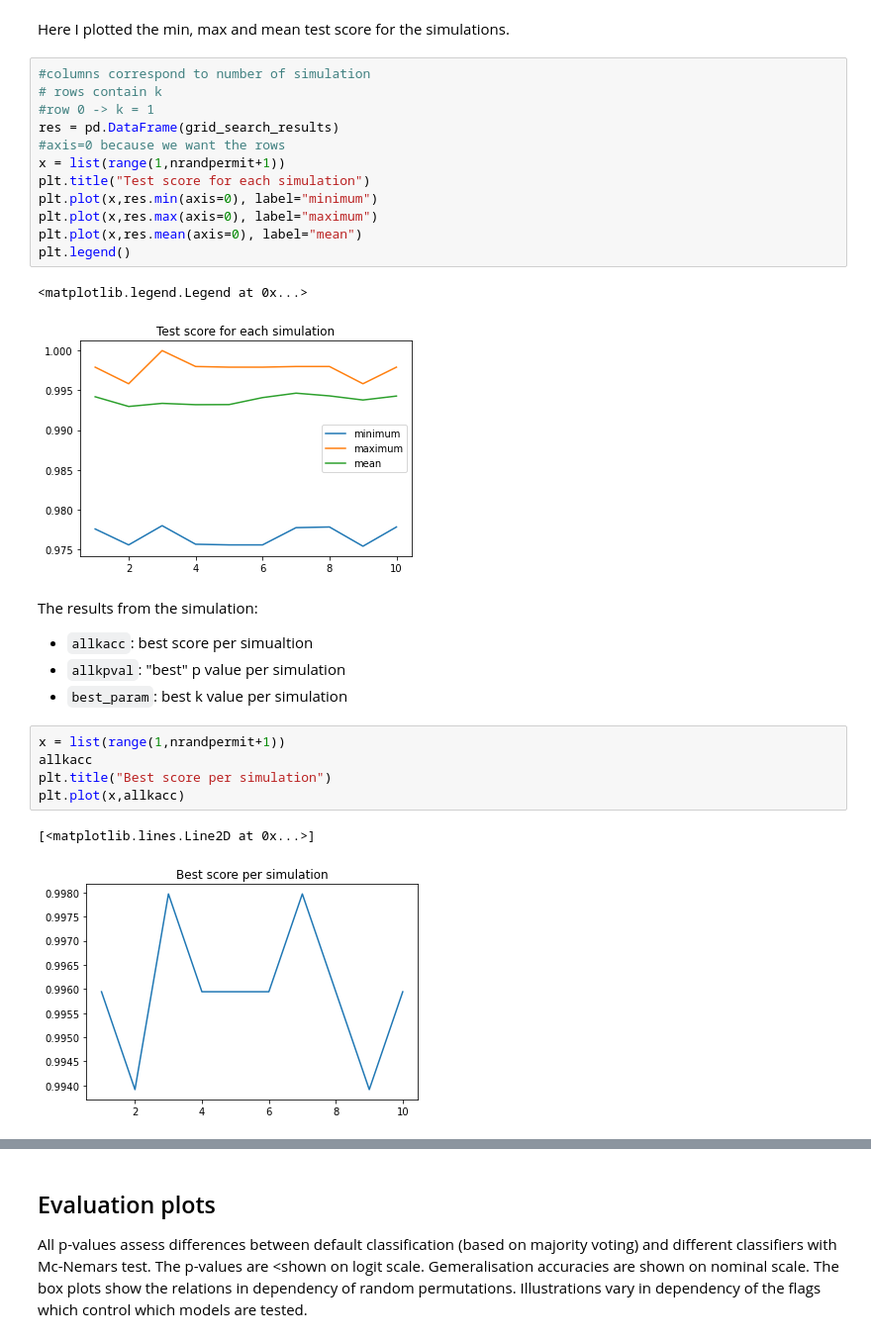
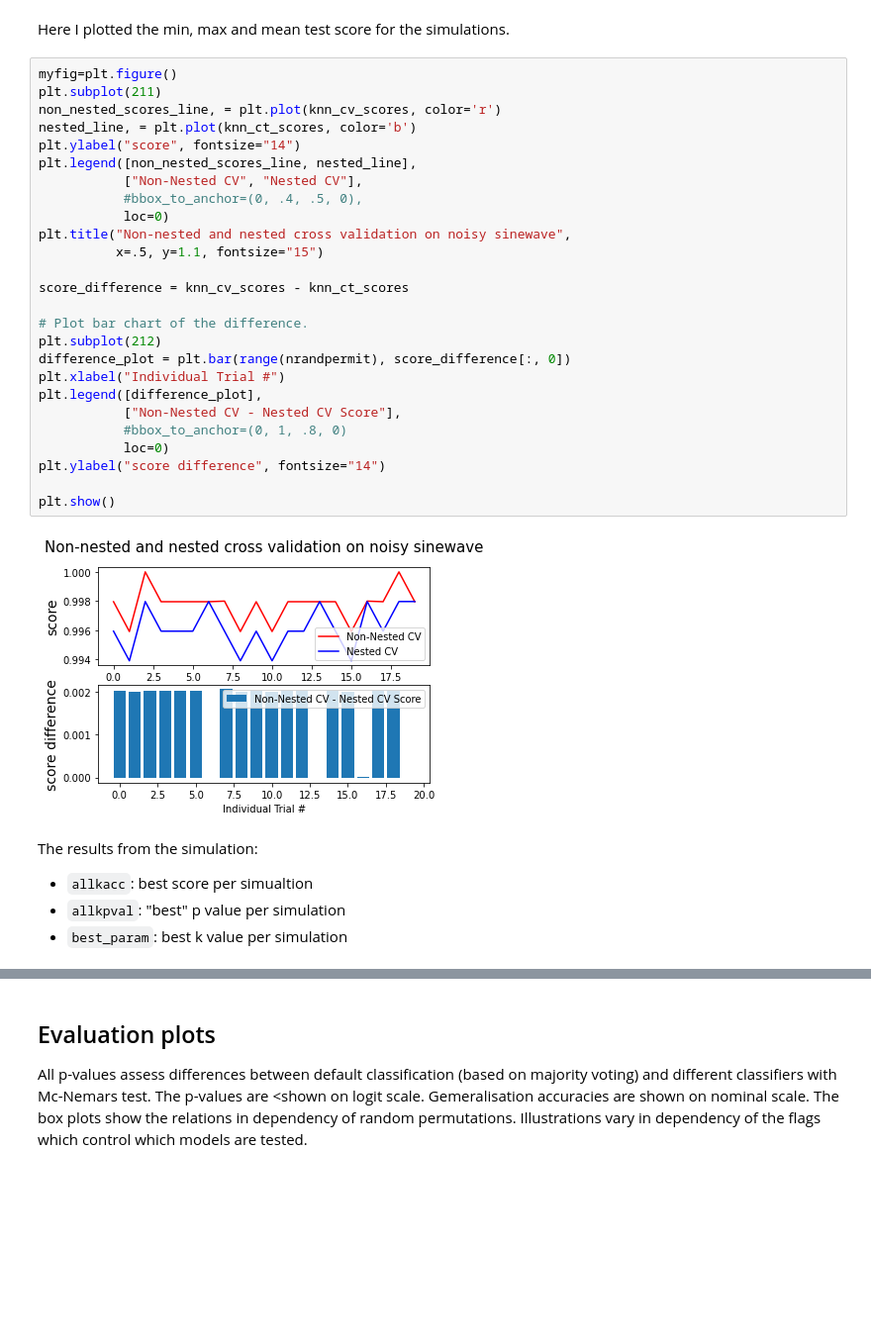
Before and after one commit to DerZ115/ML_FH, a Jupyter notebook: notebooks/classification.ipynb, the cells around one changed output, grey strips where cells are left out. Shown at 99% size. Saved outputs shown, nothing was run; the diff lists cells and outputs as text; blank space fills up the shorter version.

```diff
--- a/notebooks/classification.ipynb
+++ b/notebooks/classification.ipynb
@@ -216,30 +212,35 @@ Simulation:9
 # %% [markdown]
 Here I plotted the min, max and mean test score for the simulations.
-# %%
-#columns correspond to number of simulation
-# rows contain k
-#row 0 -> k = 1
-res = pd.DataFrame(grid_search_results)
-#axis=0 because we want the rows
-x = list(range(1,nrandpermit+1))
-plt.title("Test score for each simulation")
-plt.plot(x,res.min(axis=0), label="minimum")
-plt.plot(x,res.max(axis=0), label="maximum")
-plt.plot(x,res.mean(axis=0), label="mean")
-plt.legend()
-# %% [output]
-<matplotlib.legend.Legend at 0x...>
-[figure, removed]
+# %%
+myfig=plt.figure()
+plt.subplot(211)
+non_nested_scores_line, = plt.plot(knn_cv_scores, color='r')
+nested_line, = plt.plot(knn_ct_scores, color='b')
+plt.ylabel("score", fontsize="14")
+plt.legend([non_nested_scores_line, nested_line],
+           ["Non-Nested CV", "Nested CV"],
+           #bbox_to_anchor=(0, .4, .5, 0),
+           loc=0)
+plt.title("Non-nested and nested cross validation on noisy sinewave",
+          x=.5, y=1.1, fontsize="15")
+
+score_difference = knn_cv_scores - knn_ct_scores
+
+# Plot bar chart of the difference.
+plt.subplot(212)
+difference_plot = plt.bar(range(nrandpermit), score_difference[:, 0])
+plt.xlabel("Individual Trial #")
+plt.legend([difference_plot],
+           ["Non-Nested CV - Nested CV Score"],
+           #bbox_to_anchor=(0, 1, .8, 0)
+           loc=0)
+plt.ylabel("score difference", fontsize="14")
+
+plt.show()
+# %% [output]
+[figure, added]
 # %% [markdown]
 The results from the simulation:
 * `allkacc`: best score per simualtion
 * `allkpval`: "best" p value per simulation
 * `best_param`: best k value per simulation
-# %%
-x = list(range(1,nrandpermit+1))
-allkacc
-plt.title("Best score per simulation")
-plt.plot(x,allkacc)
-# %% [output]
-[<matplotlib.lines.Line2D at 0x...>]
-[figure, removed]
```
Also changed, not shown: parts of 20 cells of this notebook, 4 other files.
